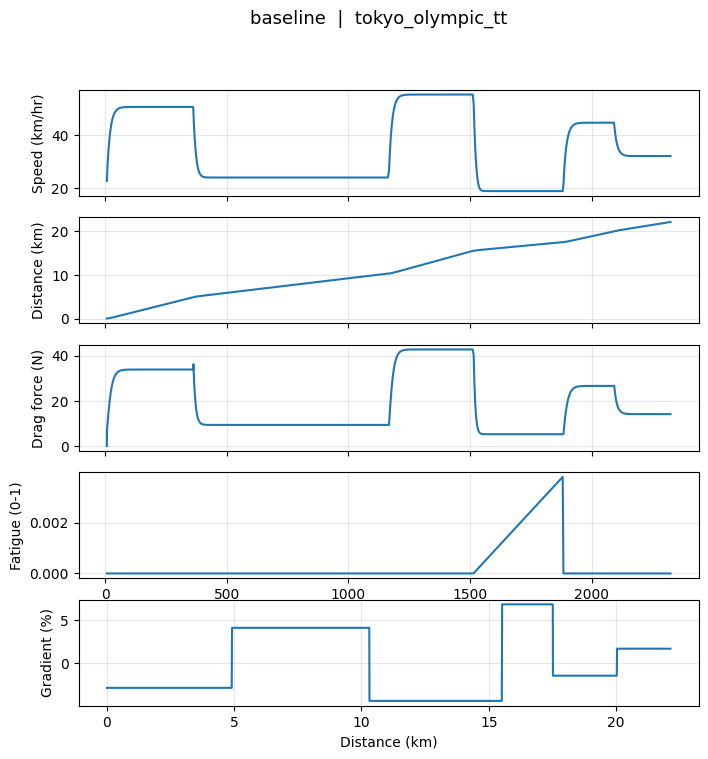
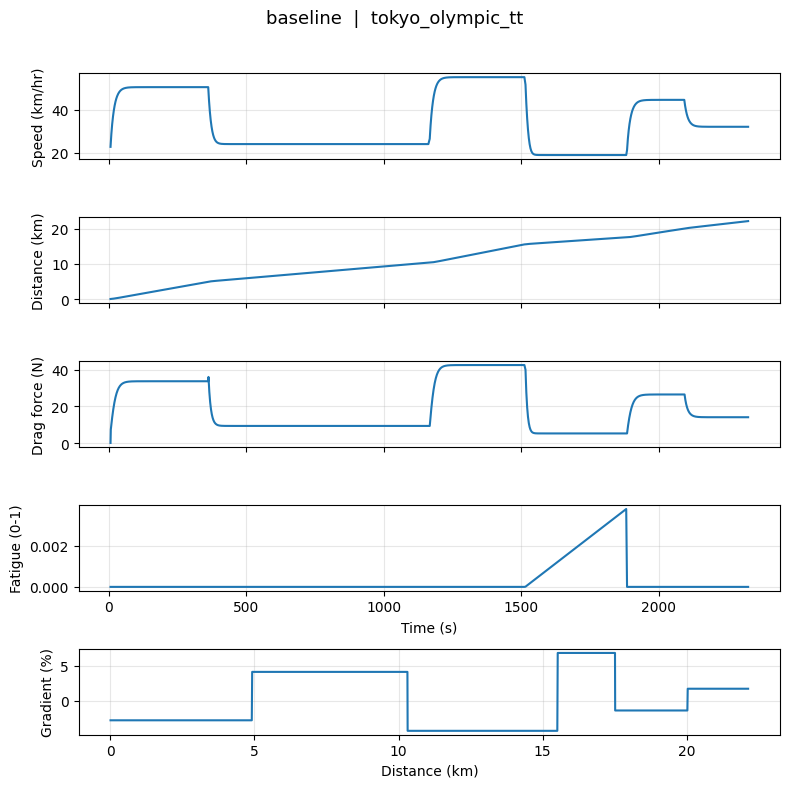
Code edit (unified diff) that turned the first committed figure into the second:
--- before
+++ after
@@ -27,3 +27,4 @@
 ax[4].grid(alpha=0.3)
 
-plt.plot()
+fig.tight_layout(rect=[0, 0, 1, 0.96]) #space the panels so the Time (s) label under Fatigue is not clipped
+plt.show()

Commit: Plot: add tight_layout so the shared Time (s) label under Fatigue renders (was clipped by the cramped 5-panel layout)